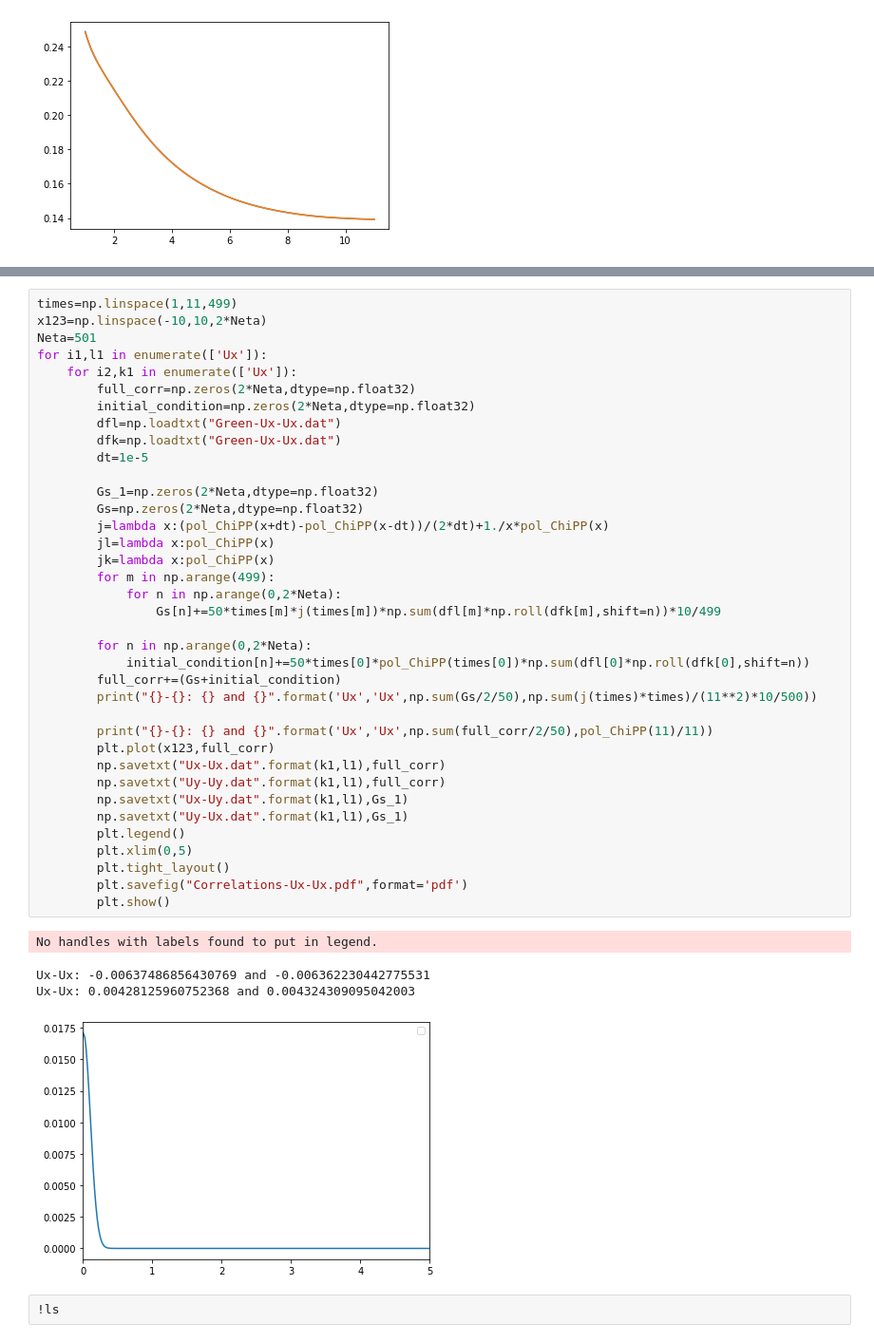
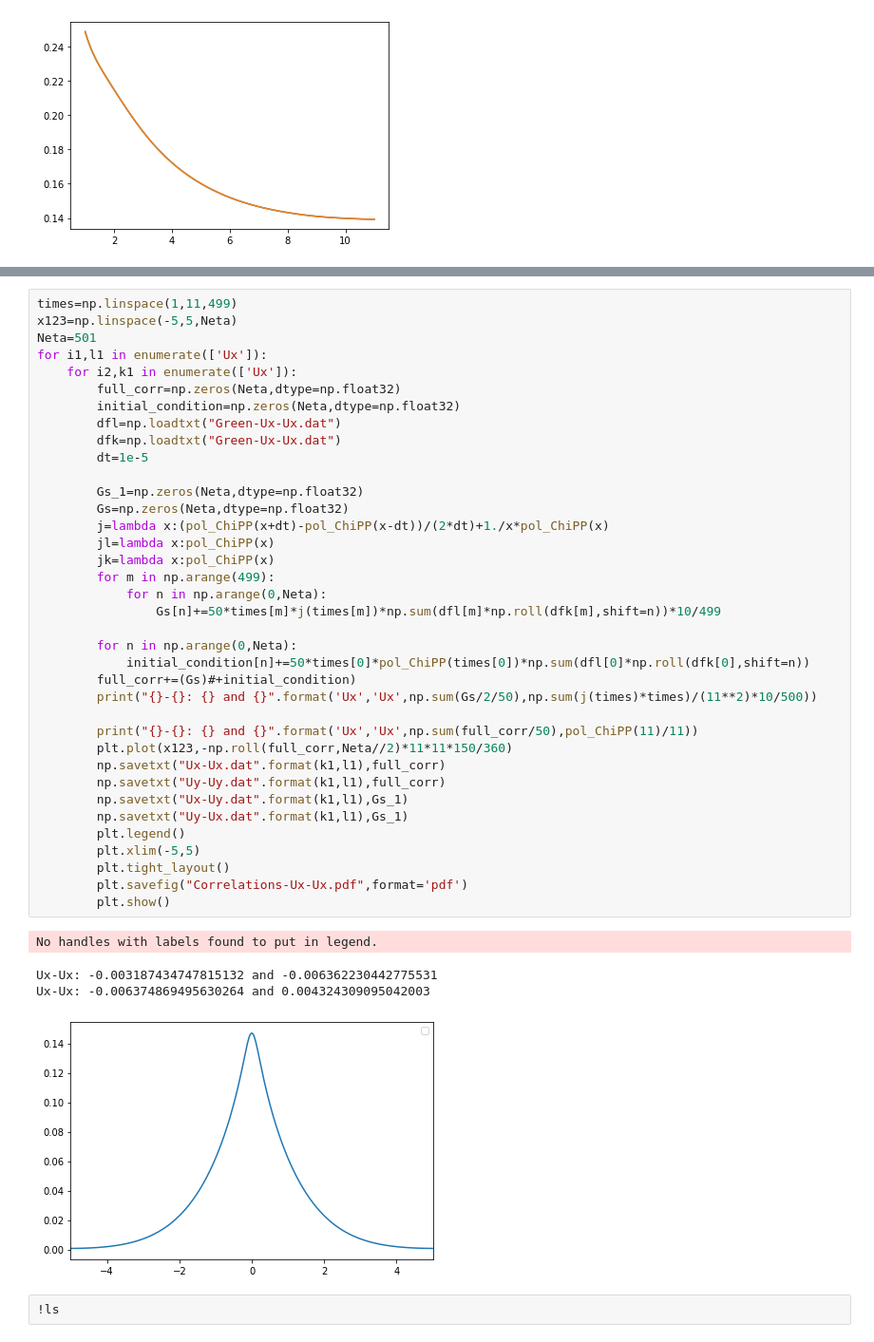
Before and after one commit to Starlizer/Ridges, a Jupyter notebook: Untitled-Copy1.ipynb, the cells around one changed output, grey strips where cells are left out. Shown: that part at 95% size. Saved outputs shown, nothing was run; the diff lists cells and outputs as text.

```diff
--- a/Untitled-Copy1.ipynb
+++ b/Untitled-Copy1.ipynb
@@ -282,45 +282,45 @@ plt.plot(x,df[-1,:])
 # %%
 times=np.linspace(1,11,499)
-x123=np.linspace(-10,10,2*Neta)
+x123=np.linspace(-5,5,Neta)
 Neta=501
 for i1,l1 in enumerate(['Ux']):
     for i2,k1 in enumerate(['Ux']):
-        full_corr=np.zeros(2*Neta,dtype=np.float32)
-        initial_condition=np.zeros(2*Neta,dtype=np.float32)
+        full_corr=np.zeros(Neta,dtype=np.float32)
+        initial_condition=np.zeros(Neta,dtype=np.float32)
         dfl=np.loadtxt("Green-Ux-Ux.dat")
         dfk=np.loadtxt("Green-Ux-Ux.dat")
         dt=1e-5
 
-        Gs_1=np.zeros(2*Neta,dtype=np.float32)
-        Gs=np.zeros(2*Neta,dtype=np.float32)
+        Gs_1=np.zeros(Neta,dtype=np.float32)
+        Gs=np.zeros(Neta,dtype=np.float32)
         j=lambda x:(pol_ChiPP(x+dt)-pol_ChiPP(x-dt))/(2*dt)+1./x*pol_ChiPP(x)
         jl=lambda x:pol_ChiPP(x)
         jk=lambda x:pol_ChiPP(x)
         for m in np.arange(499):
-            for n in np.arange(0,2*Neta):
+            for n in np.arange(0,Neta):
                 Gs[n]+=50*times[m]*j(times[m])*np.sum(dfl[m]*np.roll(dfk[m],shift=n))*10/499
 
-        for n in np.arange(0,2*Neta):
+        for n in np.arange(0,Neta):
             initial_condition[n]+=50*times[0]*pol_ChiPP(times[0])*np.sum(dfl[0]*np.roll(dfk[0],shift=n))
-        full_corr+=(Gs+initial_condition)
+        full_corr+=(Gs)#+initial_condition)
         print("{}-{}: {} and {}".format('Ux','Ux',np.sum(Gs/2/50),np.sum(j(times)*times)/(11**2)*10/500))
 
-        print("{}-{}: {} and {}".format('Ux','Ux',np.sum(full_corr/2/50),pol_ChiPP(11)/11))
-        plt.plot(x123,full_corr)
+        print("{}-{}: {} and {}".format('Ux','Ux',np.sum(full_corr/50),pol_ChiPP(11)/11))
+        plt.plot(x123,-np.roll(full_corr,Neta//2)*11*11*150/360)
         np.savetxt("Ux-Ux.dat".format(k1,l1),full_corr)
         np.savetxt("Uy-Uy.dat".format(k1,l1),full_corr)
         np.savetxt("Ux-Uy.dat".format(k1,l1),Gs_1)
         np.savetxt("Uy-Ux.dat".format(k1,l1),Gs_1)
         plt.legend()
-        plt.xlim(0,5)
+        plt.xlim(-5,5)
         plt.tight_layout()
         plt.savefig("Correlations-Ux-Ux.pdf",format='pdf')
         plt.show()
 # %% [output]
 No handles with labels found to put in legend.
-Ux-Ux: -0.00637486856430769 and -0.006362230442775531
-Ux-Ux: 0.00428125960752368 and 0.004324309095042003
+Ux-Ux: -0.003187434747815132 and -0.006362230442775531
+Ux-Ux: -0.006374869495630264 and 0.004324309095042003
-[figure, old version]
+[figure, new version]
 # %%
 !ls
 # %% [output]
```
Also changed, not shown: parts of 42 cells of this notebook, 6 other files.
